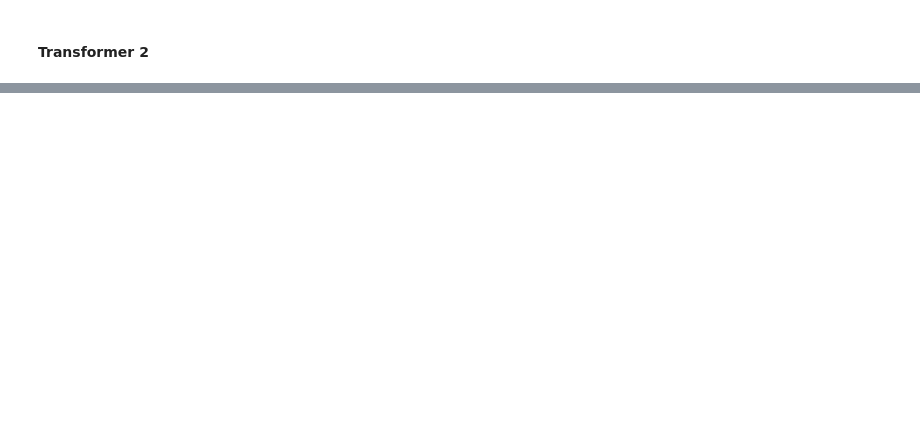
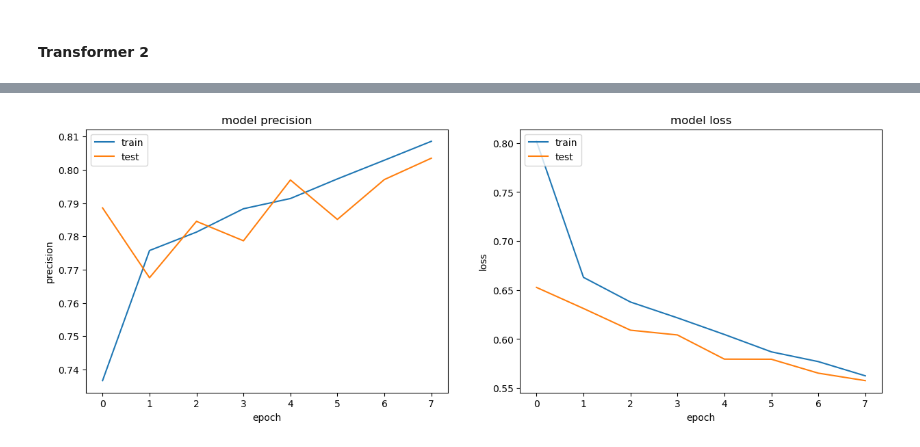
Before and after one commit to cphchip/cs7324_code, a Jupyter notebook: Lab 7/Henderson_48996654_Lab_7.ipynb, the cells around one changed output, grey strips where cells are left out. Cells and saved outputs as stored; diff of their text form; code cells hidden in the pictures; blank space fills up the shorter version.

```diff
--- a/Lab 7/Henderson_48996654_Lab_7.ipynb
+++ b/Lab 7/Henderson_48996654_Lab_7.ipynb
@@ -1045,0 +1083,5 @@ plt.show()
+# %%
+tmp = model_xformer_xl.fit(X_train, y_train_ohe,
+                validation_data=(X_test, y_test_ohe),
+               epochs=2, batch_size=128) # Changed batch size from 16 to 128
+histories_xformer_xl.append(tmp)
@@ -1045,0 +1093,29 @@ plt.show()
+# %%
+%matplotlib inline
+
+# combine all the history from training together
+combined = dict()
+for key in ['precision','val_precision','loss','val_loss']:
+    combined[key] = np.hstack([x.history[key] for x in histories_xformer_xl])
+
+# summarize history for precision
+plt.figure(figsize=(15,5))
+plt.subplot(121)
+plt.plot(combined['precision'])
+plt.plot(combined['val_precision'])
+plt.title('model precision')
+plt.ylabel('precision')
+plt.xlabel('epoch')
+plt.legend(['train', 'test'], loc='upper left')
+
+# summarize history for loss
+plt.subplot(122)
+plt.plot(combined['loss'])
+plt.plot(combined['val_loss'])
+plt.title('model loss')
+plt.ylabel('loss')
+plt.xlabel('epoch')
+plt.legend(['train', 'test'], loc='upper left')
+plt.show()
+# %% [output]
+[figure, added]
```
Also changed, not shown: parts of 13 cells of this notebook.
